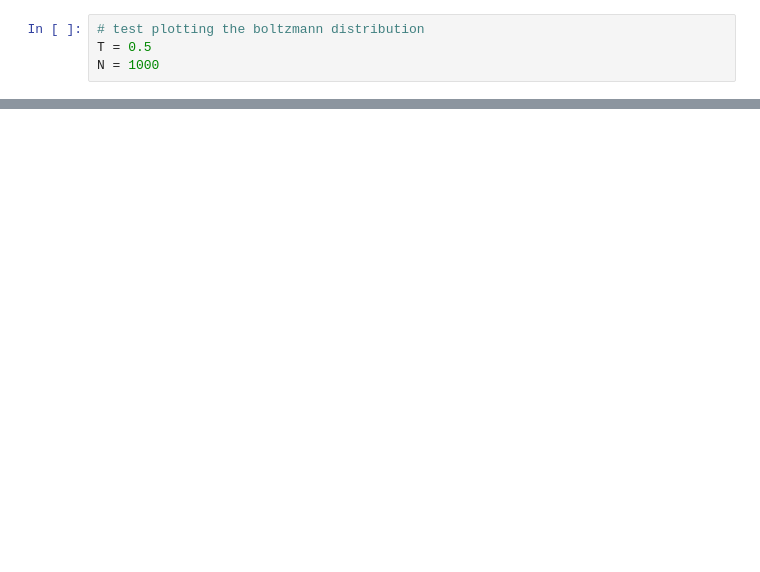
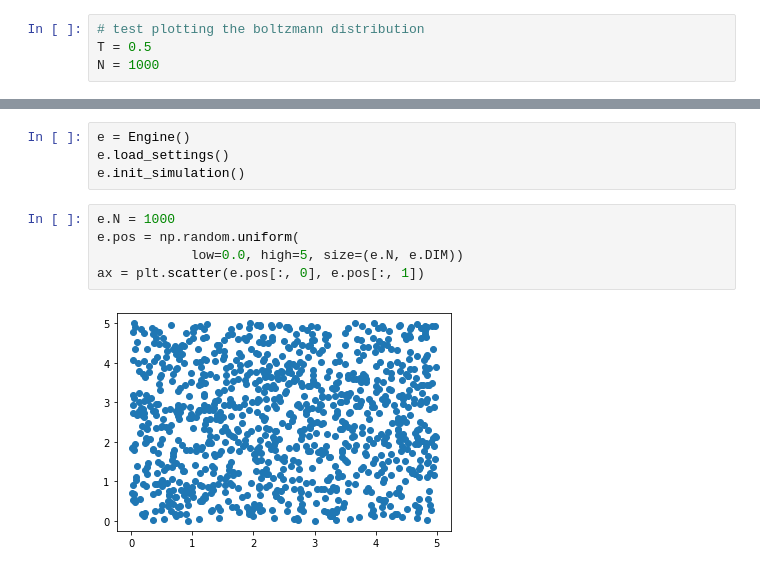
Before and after one commit to rzhadev/sketchmm, a Jupyter notebook: test.ipynb, the cells around one changed output, grey strips where cells are left out. Saved outputs shown, nothing was run; the diff lists cells and outputs as text; blank space fills up the shorter version.

```diff
--- a/test.ipynb
+++ b/test.ipynb
@@ -49,0 +58,11 @@ Text(0, 0.5, 'Frequency')
+# %%
+e = Engine()
+e.load_settings()
+e.init_simulation()
+# %%
+e.N = 1000
+e.pos = np.random.uniform(
+            low=0.0, high=5, size=(e.N, e.DIM))
+ax = plt.scatter(e.pos[:, 0], e.pos[:, 1])
+# %% [output]
+[figure, added]
```
Also changed, not shown: parts of 4 cells of this notebook, 6 other files.
